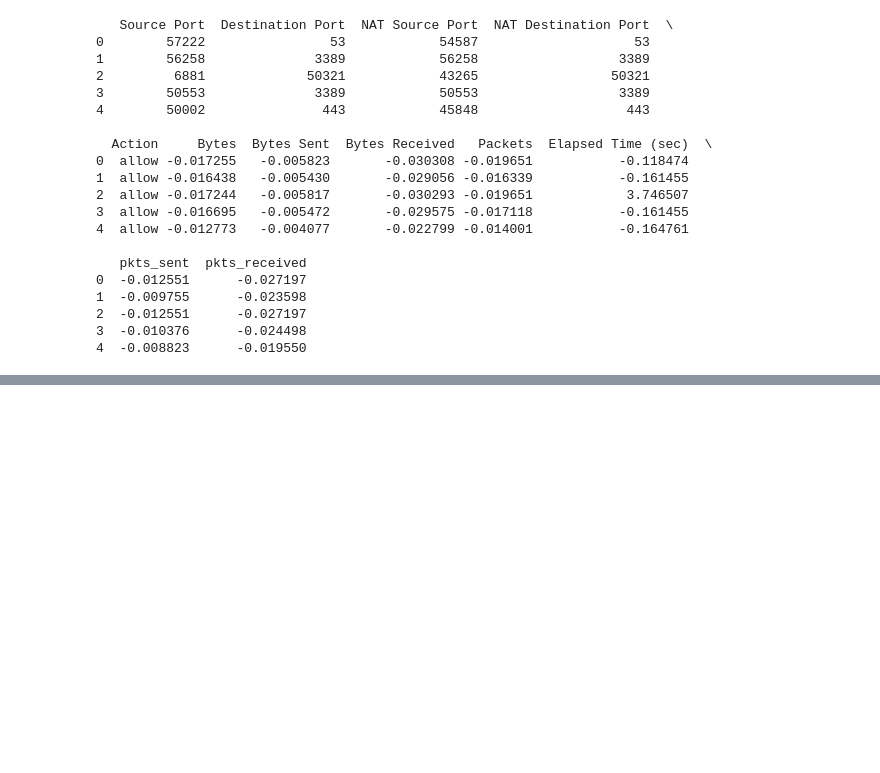
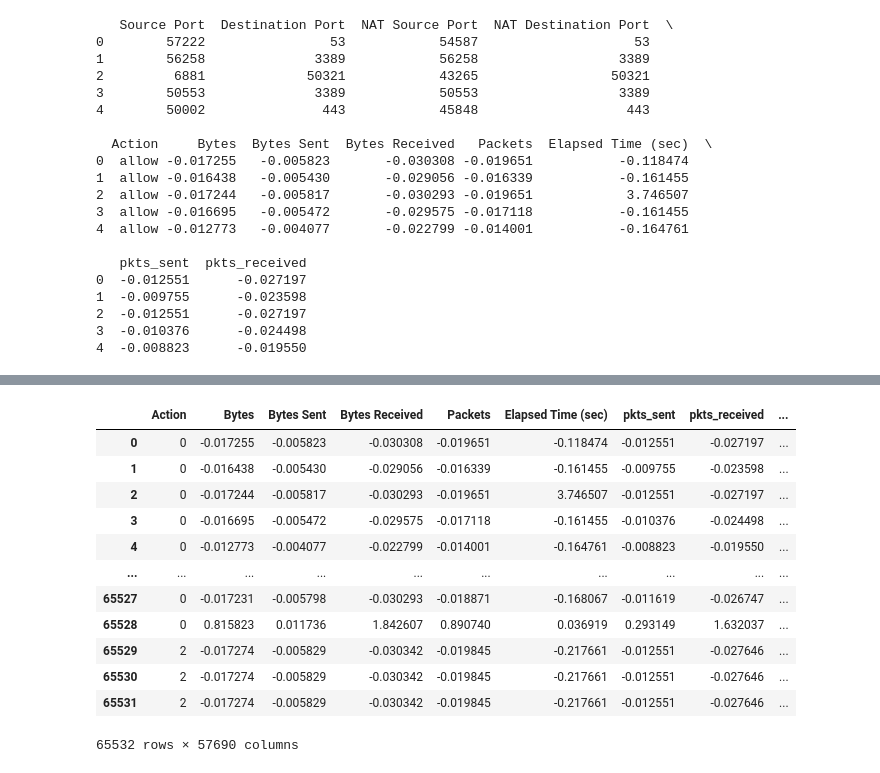
Before and after one commit to dk28yip/MSDS7333, a Jupyter notebook: Case Study 5.ipynb, the cells around one changed output, grey strips where cells are left out. Saved outputs shown, nothing was run; the diff lists cells and outputs as text; code cells hidden in the pictures; blank space fills up the shorter version.

Commit message:
One Hot Encoded

```diff
--- a/Case Study 5.ipynb
+++ b/Case Study 5.ipynb
@@ -159,0 +187,21 @@ X_train, X_test, y_train, y_test = train_test_split(X, y, test_size=0.2, random_
+# %%
+#We want to change the Action column here to numerical data for algorithms.
+from sklearn.preprocessing import LabelEncoder
+le = LabelEncoder()
+
+#Using fit.transform function to fit label
+#encoder and return encoded labels
+label = le.fit_transform(df_scaled['Action'])
+
+#Print unique values
+print(label)
+
+#Remove the column "Action" from the original dataframe
+#df_scaled.drop('Action', axis = 1, inplace=True)
+
+#Appending the array to the dataframe
+df_scaled['Label_Action'] = df_scaled['Action']
+df_scaled['Action'] = label
+
+#Print Dataframe 0 = Allow, 1 = Deny, 2 =  Drop , 3 = Reset-Both
+df_scaled['Action'].unique()
@@ -159,0 +227,21 @@ X_train, X_test, y_train, y_test = train_test_split(X, y, test_size=0.2, random_
+# %%
+df_OHE_scaled = df_scaled
+
+#Remove the categorical columns from the original dataframe
+df_OHE_scaled.drop(['Label_Action','Source Port', 'Destination Port', 'NAT Source Port', 'NAT Destination Port'], axis = 1, inplace=True)
+
+df_OHE_scaled
+# %% [output]
+|  | Action | Bytes | Bytes Sent | Bytes Received | Packets | Elapsed Time (sec) | pkts_sent | pkts_received | ... |
+| 0 | 0 | -0.017255 | -0.005823 | -0.030308 | -0.019651 | -0.118474 | -0.012551 | -0.027197 | ... |
+| 1 | 0 | -0.016438 | -0.005430 | -0.029056 | -0.016339 | -0.161455 | -0.009755 | -0.023598 | ... |
+| 2 | 0 | -0.017244 | -0.005817 | -0.030293 | -0.019651 | 3.746507 | -0.012551 | -0.027197 | ... |
+| 3 | 0 | -0.016695 | -0.005472 | -0.029575 | -0.017118 | -0.161455 | -0.010376 | -0.024498 | ... |
+| 4 | 0 | -0.012773 | -0.004077 | -0.022799 | -0.014001 | -0.164761 | -0.008823 | -0.019550 | ... |
+| ... | ... | ... | ... | ... | ... | ... | ... | ... | ... |
+| 65527 | 0 | -0.017231 | -0.005798 | -0.030293 | -0.018871 | -0.168067 | -0.011619 | -0.026747 | ... |
+| 65528 | 0 | 0.815823 | 0.011736 | 1.842607 | 0.890740 | 0.036919 | 0.293149 | 1.632037 | ... |
+| 65529 | 2 | -0.017274 | -0.005829 | -0.030342 | -0.019845 | -0.217661 | -0.012551 | -0.027646 | ... |
+| 65530 | 2 | -0.017274 | -0.005829 | -0.030342 | -0.019845 | -0.217661 | -0.012551 | -0.027646 | ... |
+| 65531 | 2 | -0.017274 | -0.005829 | -0.030342 | -0.019845 | -0.217661 | -0.012551 | -0.027646 | ... |
+65532 rows × 57690 columns
```
Also changed, not shown: parts of 8 cells of this notebook.
